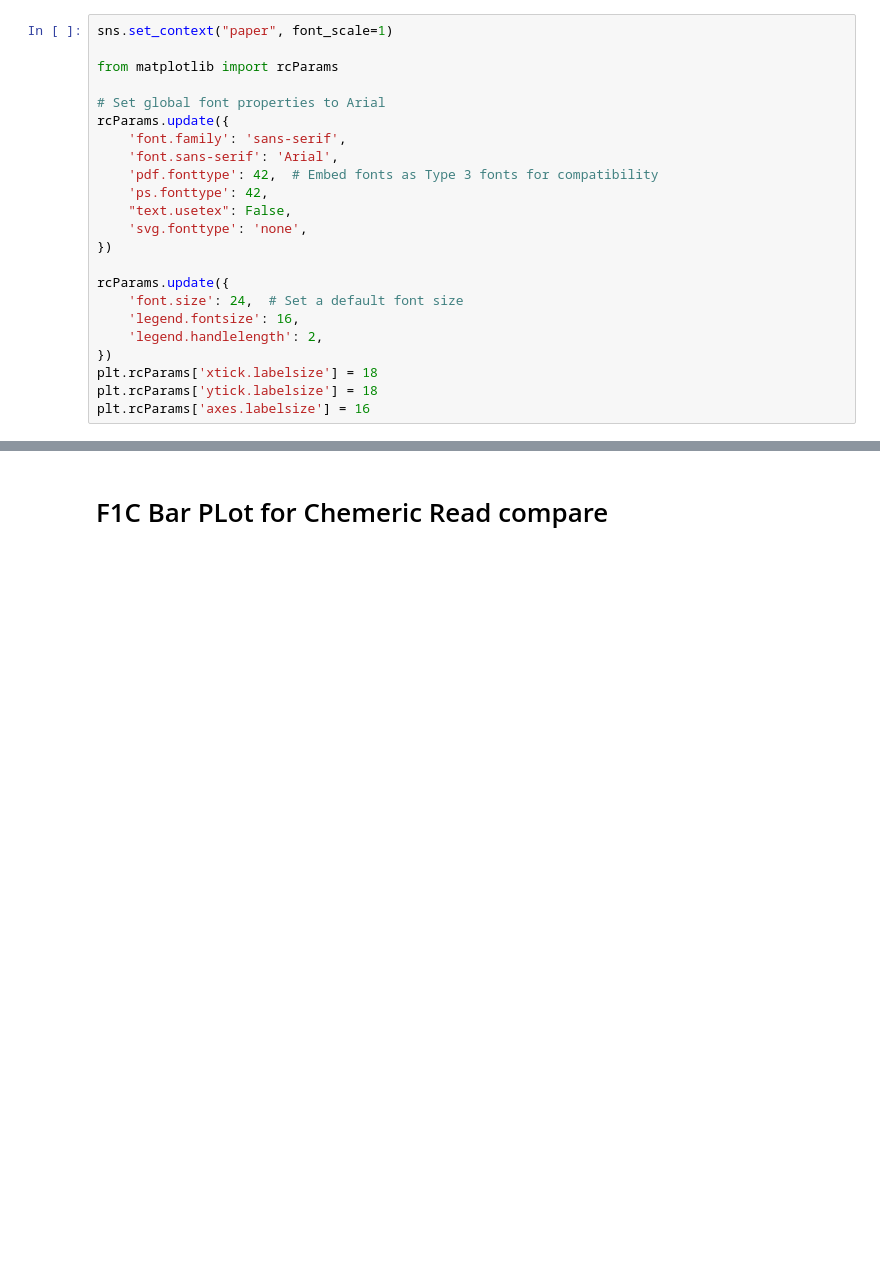
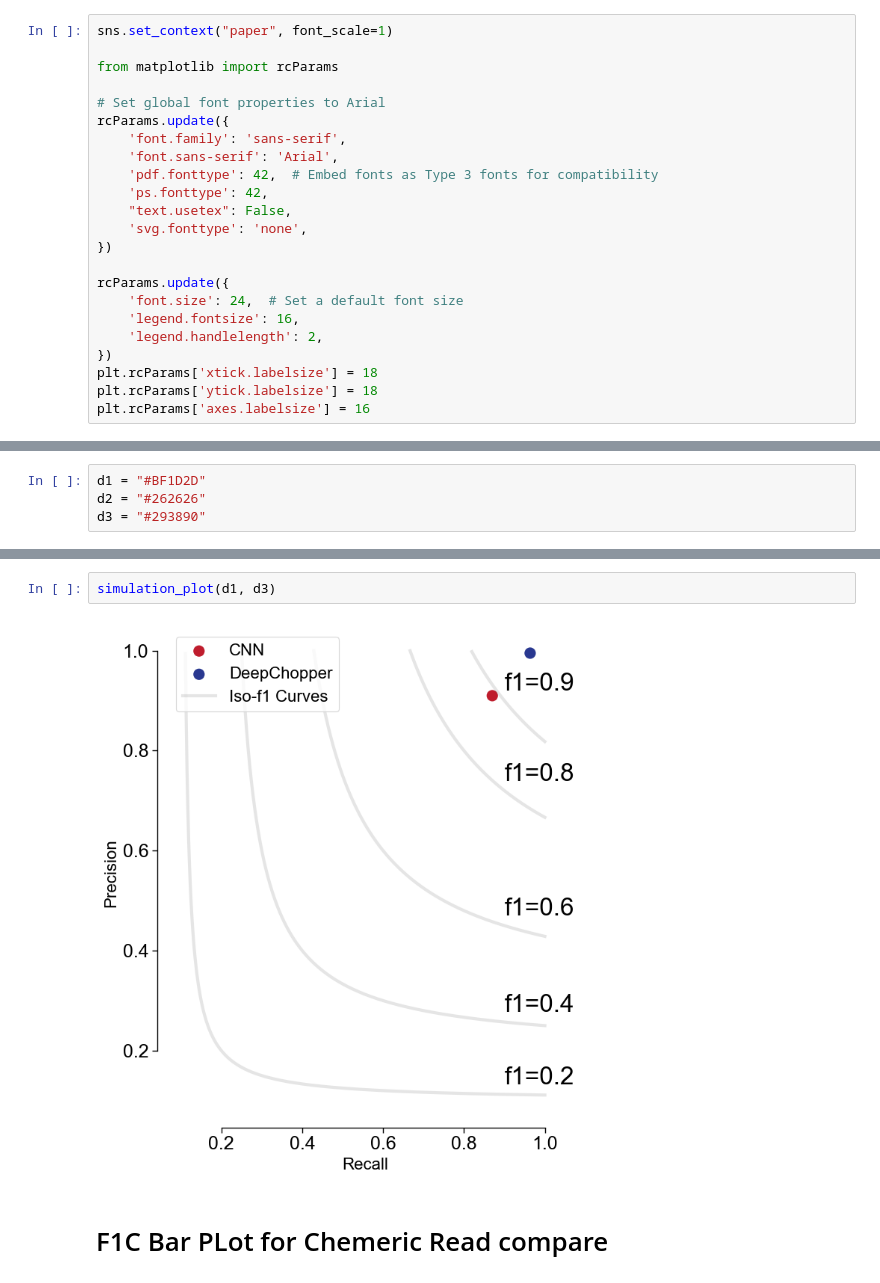
Before and after one commit to cauliyang/deepchopper-paper, a Jupyter notebook: figures/figures.ipynb, the cells around one changed output, grey strips where cells are left out. Drawn from its saved outputs; the diff is of its cells as text; blank space fills up the shorter version.

```diff
--- a/figures/figures.ipynb
+++ b/figures/figures.ipynb
@@ -30,0 +39,4 @@ plt.rcParams['axes.labelsize'] = 16
+# %%
+d1 = "#BF1D2D"
+d2 = "#262626"
+d3 = "#293890"
@@ -31,3 +112,7 @@ plt.rcParams['axes.labelsize'] = 16
+# %%
+simulation_plot(d1, d3)
+# %% [output]
+[figure, added]
 # %% [markdown]
 # F1C Bar PLot for Chemeric Read compare
 # %%
```
Also changed, not shown: parts of 11 cells of this notebook, 2 other files.
